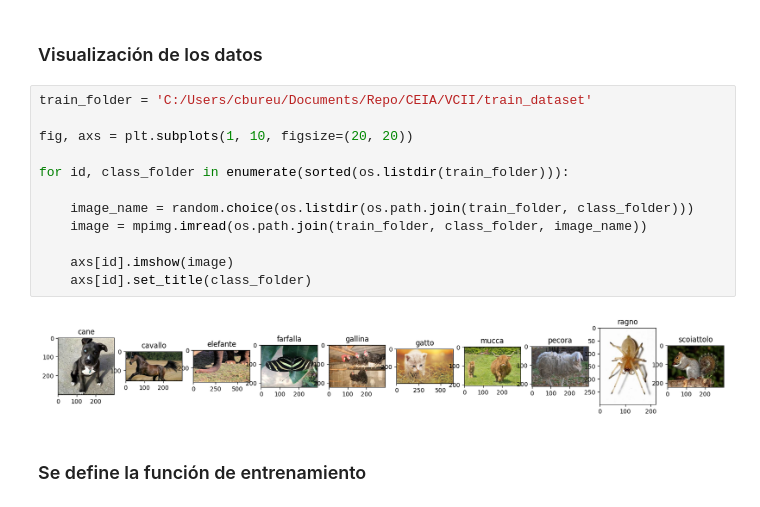
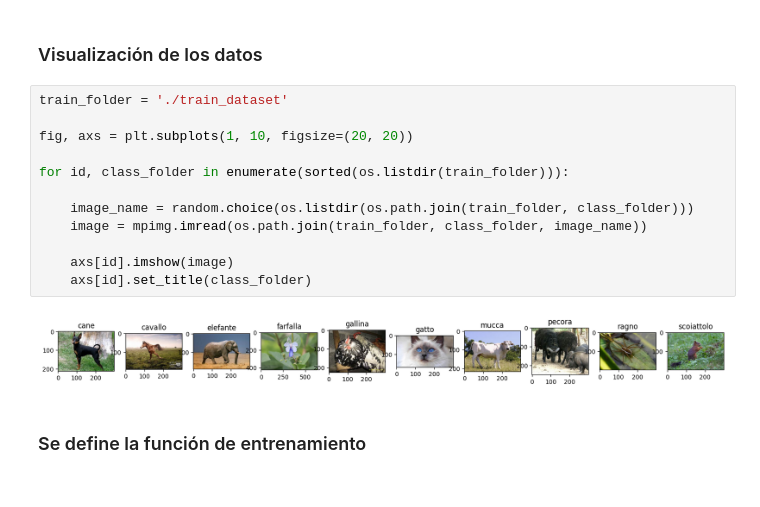
Before and after one commit to ClaraBureu/CEIA, a Jupyter notebook: VCII/CVII_ResNet18.ipynb, the cells around one changed output. Drawn from its saved outputs; the diff is of its cells as text.

```diff
--- a/VCII/CVII_ResNet18.ipynb
+++ b/VCII/CVII_ResNet18.ipynb
@@ -19,19 +19,19 @@ ALTO_IMAGENES = 150
 # %% [markdown]
 ### Visualización de los datos
 # %%
-train_folder = 'C:/Users/cbureu/Documents/Repo/CEIA/VCII/train_dataset'
+train_folder = './train_dataset'
 
 fig, axs = plt.subplots(1, 10, figsize=(20, 20))
 
 for id, class_folder in enumerate(sorted(os.listdir(train_folder))):
 
     image_name = random.choice(os.listdir(os.path.join(train_folder, class_folder)))
     image = mpimg.imread(os.path.join(train_folder, class_folder, image_name))
 
     axs[id].imshow(image)
     axs[id].set_title(class_folder)
 # %% [output]
-[figure, old version]
+[figure, new version]
 # %% [markdown]
 ### Se define la función de entrenamiento
 # %%
```
Also changed, not shown: parts of 5 cells of this notebook, 3 other files.
